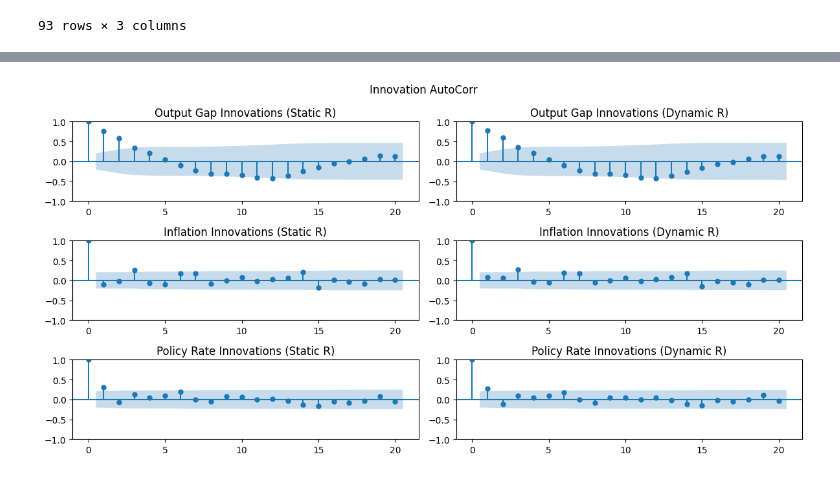
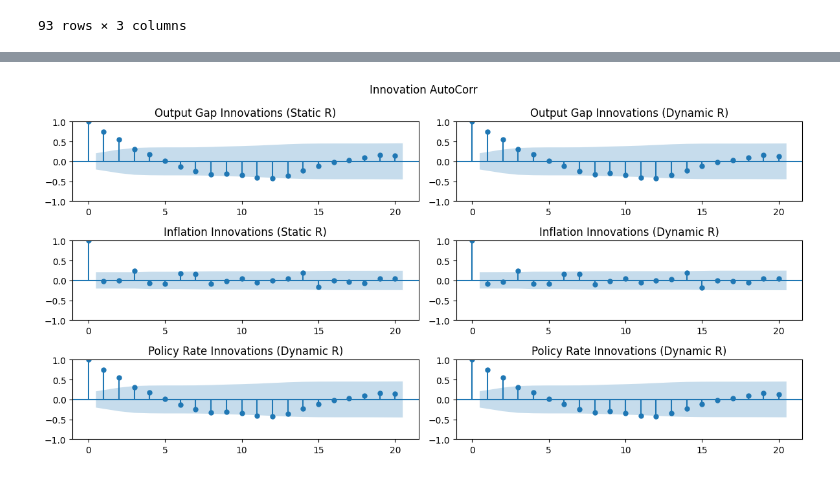
Before and after one commit to GongJr0/SymbolicDSGE, a Jupyter notebook: scripts/param_estimation.ipynb, the cells around one changed output, grey strips where cells are left out. Saved outputs shown, nothing was run; the diff lists cells and outputs as text; code cells hidden in the pictures.

```diff
--- a/scripts/param_estimation.ipynb
+++ b/scripts/param_estimation.ipynb
@@ -106,7 +105,7 @@ df_model_units = pd.DataFrame(
 
 observed = pd.DataFrame(
     {
-        "OutGap": x[df_model_units.index],
+        "OutGap": df_model_units["x"],
         "Infl": inf_lvl[df_model_units.index],
         "Rate": rate_lvl[df_model_units.index],
     }
@@ -458,50 +444,46 @@ plt.tight_layout()
 # %%
 fig, ax = plt.subplots(3, 2, figsize=(12, 6))
-ax = ax.flatten()
 
 plt.suptitle("Innovation AutoCorr")
-
 plot_acf(
     kf_0.innov[:, 0],
-    ax=ax[0],
+    ax=ax[0, 0],
     lags=20,
     title="Output Gap Innovations (Static R)",
 )
 plot_acf(
-    kf_1.innov[:, 0],
-    ax=ax[1],
-    lags=20,
-    title="Output Gap Innovations (Dynamic R)",
-)
-
-
-plot_acf(
     kf_0.innov[:, 1],
-    ax=ax[2],
+    ax=ax[1, 0],
     lags=20,
     title="Inflation Innovations (Static R)",
 )
 plot_acf(
+    kf_0.innov[:, 0],
+    ax=ax[2, 0],
+    lags=20,
+    title="Policy Rate Innovations (Dynamic R)",
+)
+plot_acf(
+    kf_1.innov[:, 0],
+    ax=ax[0, 1],
+    lags=20,
+    title="Output Gap Innovations (Dynamic R)",
+)
+plot_acf(
     kf_1.innov[:, 1],
-    ax=ax[3],
+    ax=ax[1, 1],
     lags=20,
     title="Inflation Innovations (Dynamic R)",
 )
-
 plot_acf(
-    kf_0.innov[:, 2],
-    ax=ax[4],
-    lags=20,
-    title="Policy Rate Innovations (Static R)",
-)
-plot_acf(
-    kf_1.innov[:, 2],
-    ax=ax[5],
+    kf_1.innov[:, 0],
+    ax=ax[2, 1],
     lags=20,
     title="Policy Rate Innovations (Dynamic R)",
 )
+
 plt.tight_layout()
 # %% [output]
-[figure, old version]
+[figure, new version]
 # %%
 fig, ax = plt.subplots(3, 2, figsize=(12, 6))
```
Also changed, not shown: parts of 20 cells of this notebook, 24 other files.
